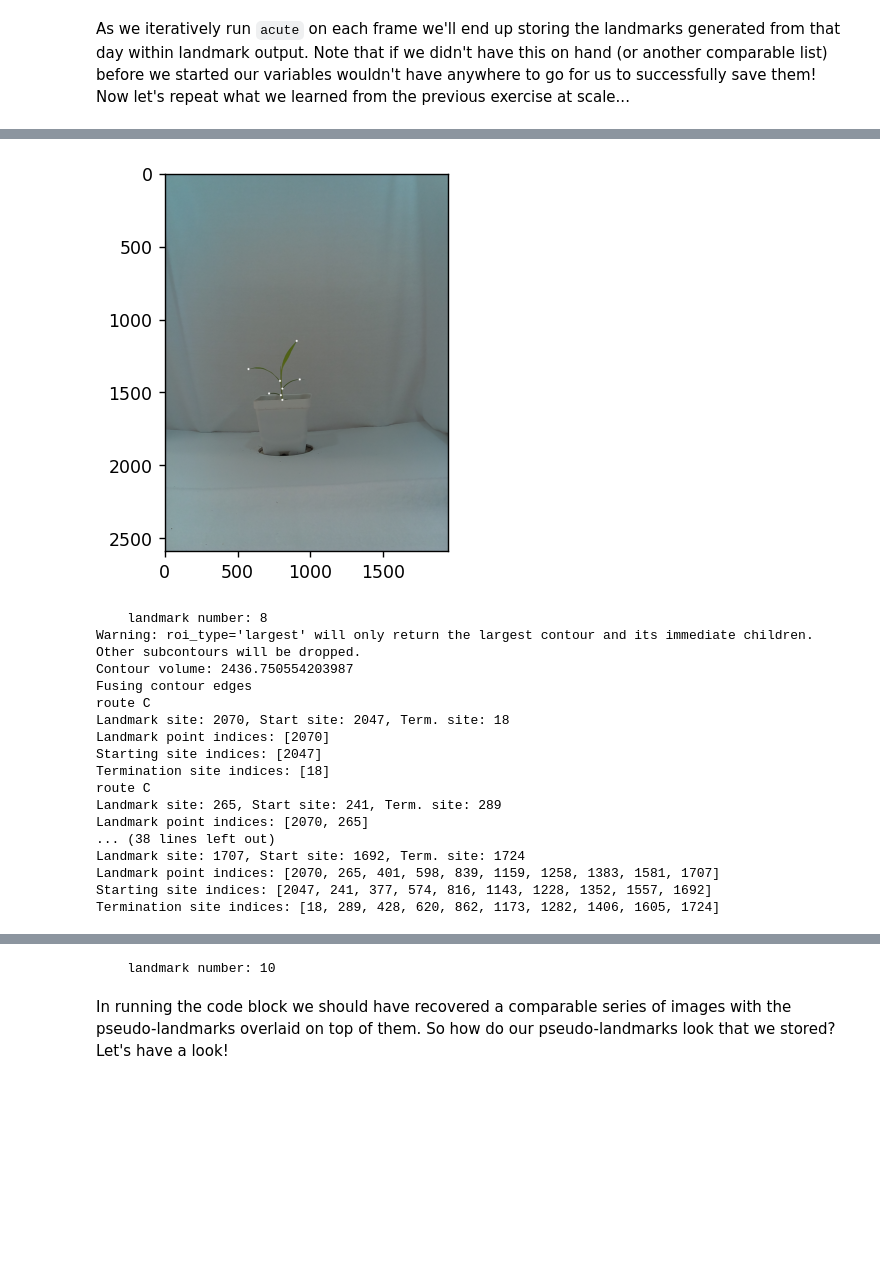
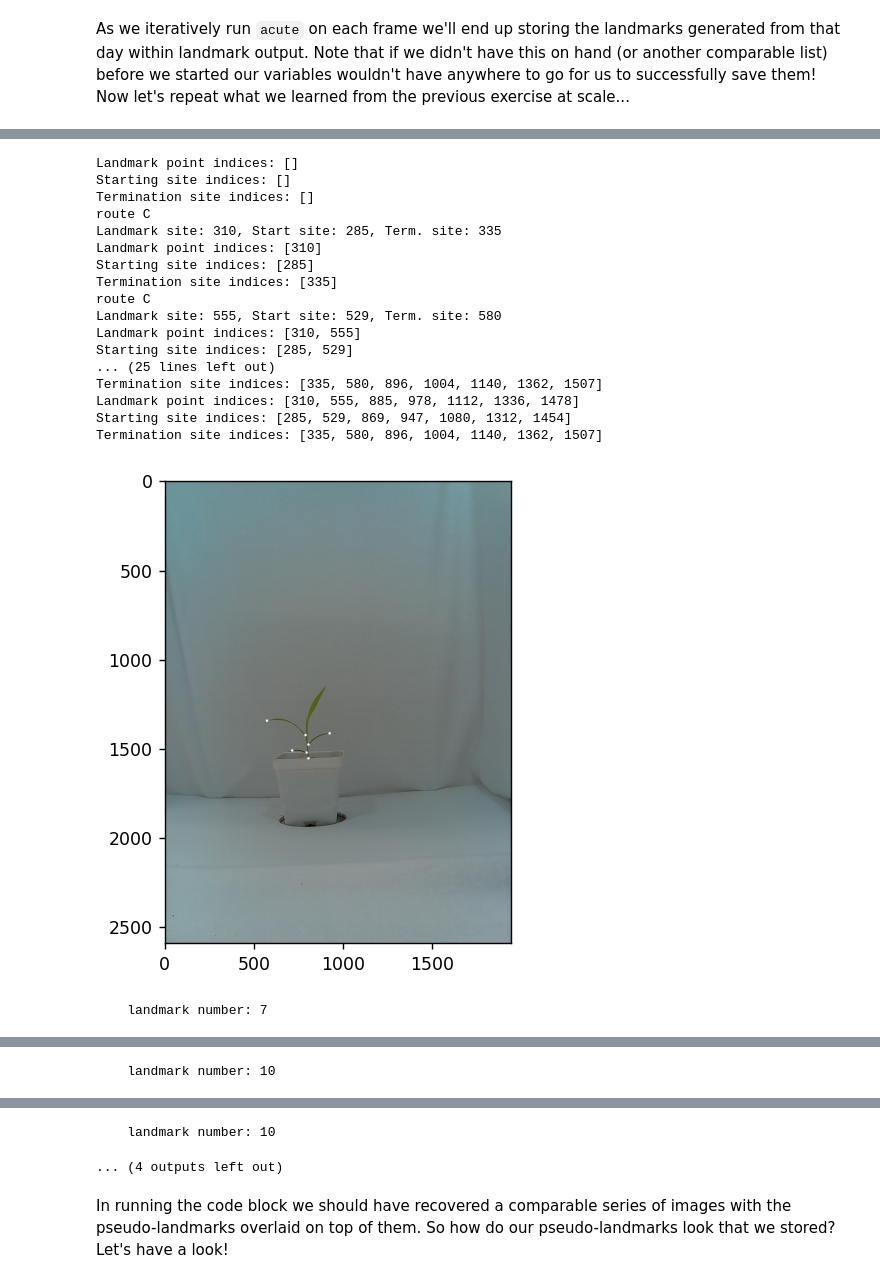
Before and after one commit to danforthcenter/plantcv-homology-tutorials, a Jupyter notebook: acute_plm_tutorial_2.ipynb, the cells around one changed output, grey strips where cells are left out. Cells and saved outputs as stored; diff of their text form; code cells hidden in the pictures; blank space fills up the shorter version.

```diff
--- a/acute_plm_tutorial_2.ipynb
+++ b/acute_plm_tutorial_2.ipynb
@@ -21,7 +23,7 @@ pcv.params.line_thickness = 14
 # Adjust plot sizes
 pcv.params.dpi = 125
 # %%
-win = 25
+win = 26
 thresh = 90
 path = "./imgs"
 # %%
@@ -64,32 +66,22 @@ for day in days:
     img_b = pcv.rgb2gray_lab(rgb_img=img, channel="b")
 
     # 3. Thresholding our a and b color channels to create two masks
-    mask_a = pcv.threshold.binary(gray_img=img_a, threshold=123, max_value=255, object_type="dark")
-    mask_b = pcv.threshold.binary(gray_img=img_b, threshold=133, max_value=255, object_type="light")
+    mask_a = pcv.threshold.binary(gray_img=img_a, threshold=123, object_type="dark")
+    mask_b = pcv.threshold.binary(gray_img=img_b, threshold=133, object_type="light")
 
     # 4. Merging our individual a and b thresholded masks
     mask = pcv.logical_and(bin_img1=mask_a, bin_img2=mask_b)
+    # 5. Find largest contour of subject (outer boundary of subject)
+    roi = pcv.roi.rectangle(img=img, x=500, y=500, h=1100, w=800)
+    # 6. Filter the objects using the ROI and return the largest object
+    kept_mask  = pcv.roi.filter(mask=mask, roi=roi, roi_type='largest')
+    pcv.params.debug = "plot" # turn on plotting to see homolog pts
+    # 7. Extracting pseudo-landmarks from the plant contours
+    homolog_pts, homolog_start, homolog_stop, homolog_cc, chain, verbose = pcv.homology.acute(img=img, mask=kept_mask,
+                                                                                              win=win, threshold=thresh)
+    print(f'    landmark number: {len(homolog_pts)}')
 
-    # 5. Extracting our contours from the final mask
-    cnt, cnt_str = pcv.find_objects(img=img, mask=mask)
-
-    # 6. Find largest contour of subject (outer boundary of subject)
-    roi, roi_str = pcv.roi.rectangle(img=img, x=500, y=500, h=1100, w=800)
-    kept_cnt, kept_str, kept_mask, kept_area = pcv.roi_objects(img=img, roi_contour=roi, roi_hierarchy=roi_str,
-                                                               object_contour=cnt, obj_hierarchy=cnt_str, roi_type="largest")
-
-    # 7. Extracting pseudo-landmarks from the plant contours
-    plt_img = np.copy(img)
-    for cont in kept_cnt:
-        if cv2.arcLength(cont, True) > 2*win:
-            print(f'Contour volume: {cv2.arcLength(cont, True)}')
-            # Turn debugging back on for acute
-            pcv.params.debug = "plot"
-            homolog_pts, homolog_start, homolog_stop, homolog_cc, chain, verbose = pcv.homology.acute(img=img, obj=cont, mask=mask,
-                                                                                                      win=win, threshold=thresh)
-            print(f'    landmark number: {len(homolog_pts)}')
-
-            for h in range(0, len(homolog_pts)):
+    for h in range(0, len(homolog_pts)):
                 landmark_output.append([name_prefix+str(day), homolog_pts[h][0][0], homolog_pts[h][0][1], homolog_start[h][0][0],
                                         homolog_start[h][0][1], homolog_stop[h][0][0], homolog_stop[h][0][1], homolog_cc[h],])
 # %% [output]
@@ -113,18 +89,19 @@ Termination site indices: [21, 333, 577, 894, 1001, 1137, 1359, 1502]
+Landmark point indices: []
+Starting site indices: []
+Termination site indices: []
+route C
+Landmark site: 310, Start site: 285, Term. site: 335
+Landmark point indices: [310]
+Starting site indices: [285]
+Termination site indices: [335]
+route C
+Landmark site: 555, Start site: 529, Term. site: 580
+Landmark point indices: [310, 555]
+Starting site indices: [285, 529]
+... (25 lines left out)
+Termination site indices: [335, 580, 896, 1004, 1140, 1362, 1507]
+Landmark point indices: [310, 555, 885, 978, 1112, 1336, 1478]
+Starting site indices: [285, 529, 869, 947, 1080, 1312, 1454]
+Termination site indices: [335, 580, 896, 1004, 1140, 1362, 1507]
-[figure, old version]
+[figure, new version]
-    landmark number: 8
-Warning: roi_type='largest' will only return the largest contour and its immediate children. Other subcontours will be dropped.
-Contour volume: 2436.750554203987
-Fusing contour edges
-route C
-Landmark site: 2070, Start site: 2047, Term. site: 18
-Landmark point indices: [2070]
-Starting site indices: [2047]
-Termination site indices: [18]
-route C
-Landmark site: 265, Start site: 241, Term. site: 289
-Landmark point indices: [2070, 265]
-... (38 lines left out)
-Landmark site: 1707, Start site: 1692, Term. site: 1724
-Landmark point indices: [2070, 265, 401, 598, 839, 1159, 1258, 1383, 1581, 1707]
-Starting site indices: [2047, 241, 377, 574, 816, 1143, 1228, 1352, 1557, 1692]
-Termination site indices: [18, 289, 428, 620, 862, 1173, 1282, 1406, 1605, 1724]
+    landmark number: 7
@@ -148,0 +127 @@ Termination site indices: [21, 303, 519, 799, 1031, 1338, 1431, 1544, 1757, 1888
+    landmark number: 10
@@ -168,4 +147,5 @@ Termination site indices: [22, 386, 617, 943, 1027, 1133, 1339, 1458, 1880, 2187
-    landmark number: 10
+    landmark number: 10
+... (4 outputs left out)
 # %% [markdown]
 In running the code block we should have recovered a comparable series of images with the pseudo-landmarks overlaid on top of them.  So how do our pseudo-landmarks look that we stored? Let's have a look!
 # %%
```
Also changed, not shown: parts of 7 cells of this notebook.
